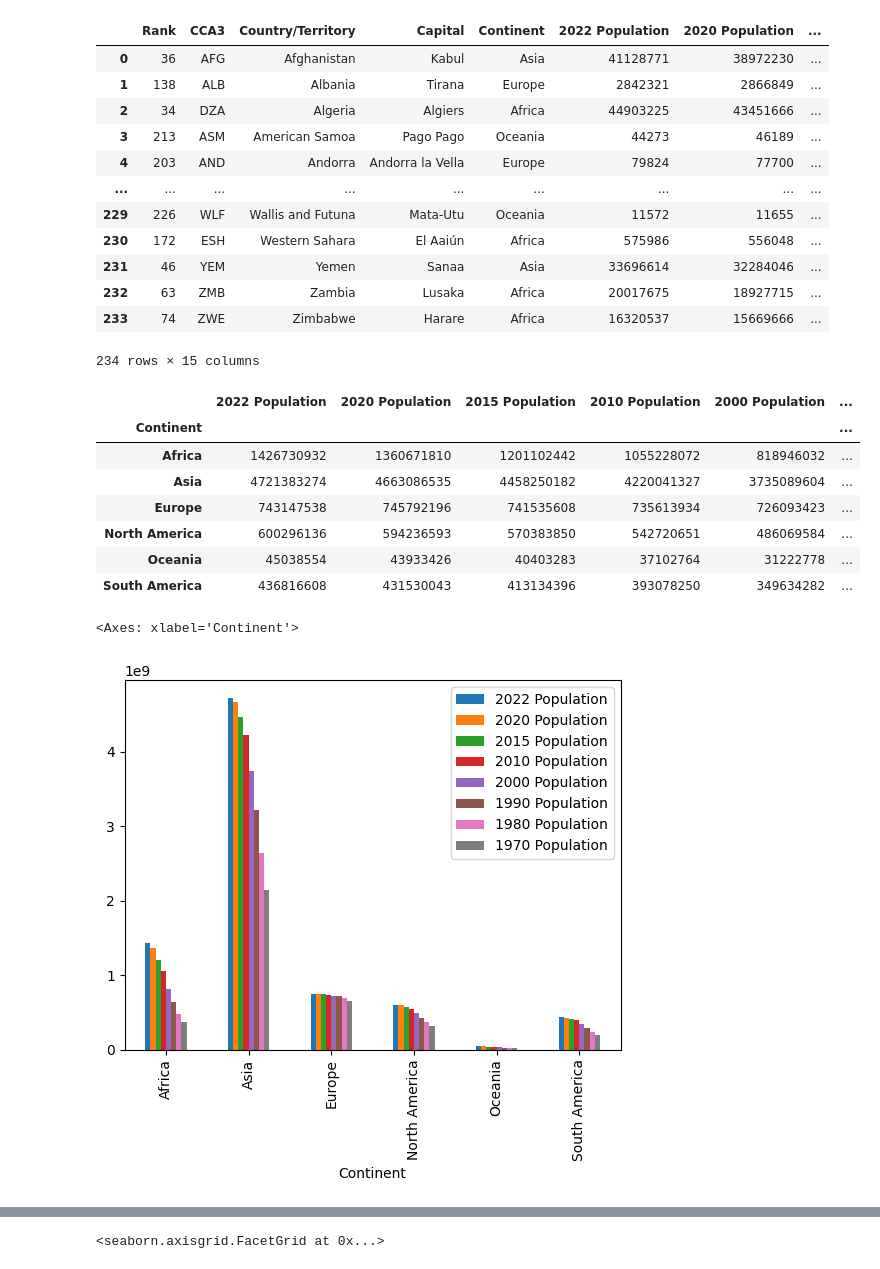
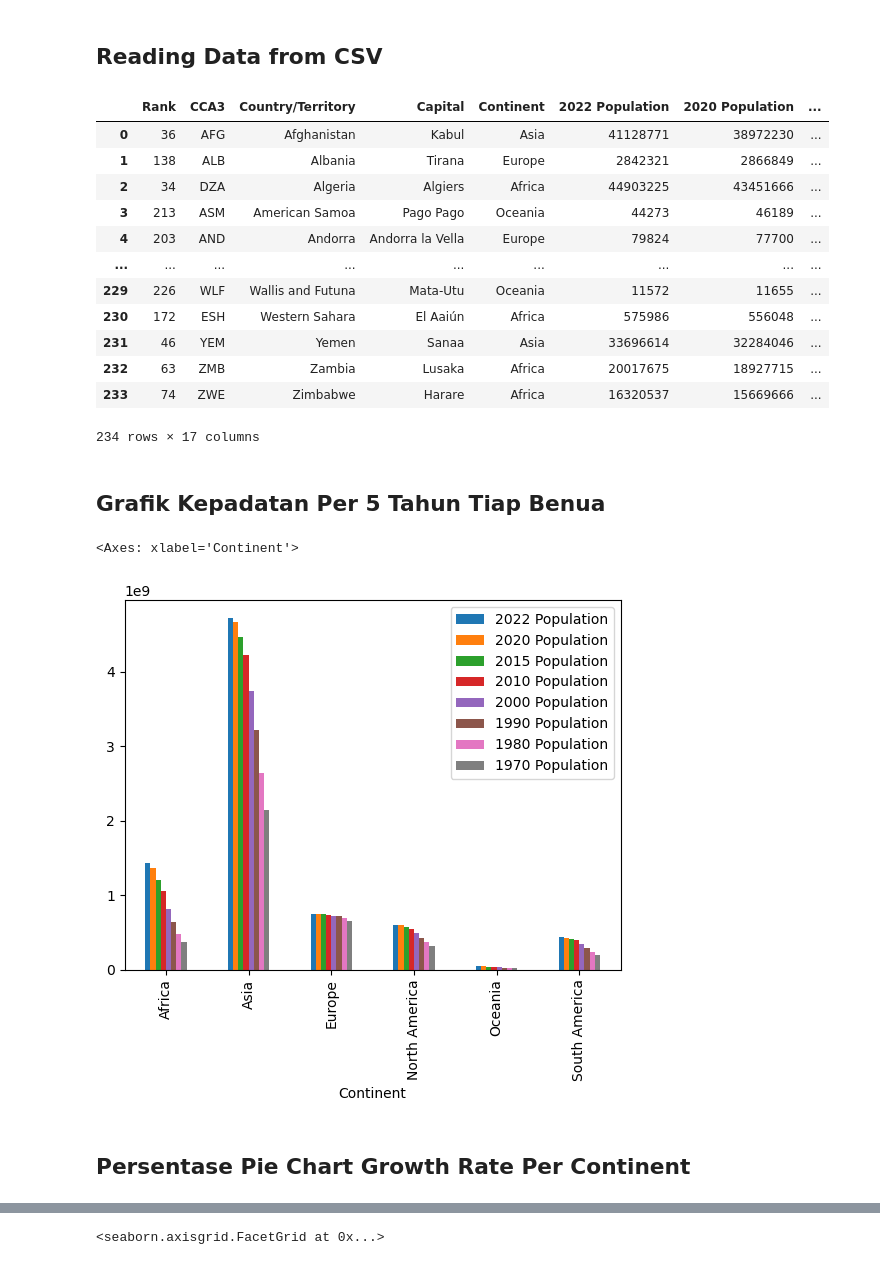
Before and after one commit to HaikalRFadhilahh/populasi-data-analyst, a Jupyter notebook: population.ipynb, the cells around one changed output, grey strips where cells are left out. Saved outputs shown, nothing was run; the diff lists cells and outputs as text; code cells hidden in the pictures.

```diff
--- a/population.ipynb
+++ b/population.ipynb
@@ -6,6 +10,8 @@ import numpy as np
+# %% [markdown]
+## Reading Data from CSV
 # %%
 df = pd.read_csv('./world_population.csv')
-df = df.drop(columns=['Density (per km²)','World Population Percentage',])
+df.dropna(inplace=True)
 df
 # %% [output]
 |  | Rank | CCA3 | Country/Territory | Capital | Continent | 2022 Population | 2020 Population | ... |
@@ -20,23 +26,18 @@ df
 | 231 | 46 | YEM | Yemen | Sanaa | Asia | 33696614 | 32284046 | ... |
 | 232 | 63 | ZMB | Zambia | Lusaka | Africa | 20017675 | 18927715 | ... |
 | 233 | 74 | ZWE | Zimbabwe | Harare | Africa | 16320537 | 15669666 | ... |
-234 rows × 15 columns
+234 rows × 17 columns
-# %%
-dg = df.groupby('Continent').sum()
-dg = dg.drop(columns=['Rank','CCA3','Country/Territory','Capital'])
-dg
-# %% [output]
-|  | 2022 Population | 2020 Population | 2015 Population | 2010 Population | 2000 Population | ... |
-| Continent |  |  |  |  |  | ... |
-| Africa | 1426730932 | 1360671810 | 1201102442 | 1055228072 | 818946032 | ... |
-| Asia | 4721383274 | 4663086535 | 4458250182 | 4220041327 | 3735089604 | ... |
-| Europe | 743147538 | 745792196 | 741535608 | 735613934 | 726093423 | ... |
-| North America | 600296136 | 594236593 | 570383850 | 542720651 | 486069584 | ... |
-| Oceania | 45038554 | 43933426 | 40403283 | 37102764 | 31222778 | ... |
-| South America | 436816608 | 431530043 | 413134396 | 393078250 | 349634282 | ... |
-# %%
-dg.drop(columns=['Area (km²)','Growth Rate']).plot(kind='bar')
-# %% [output]
-<Axes: xlabel='Continent'>
-[figure, removed]
+# %% [markdown]
+## Grafik Kepadatan Per 5 Tahun Tiap Benua
+# %%
+db = df.drop(columns=['Rank','Country/Territory','Capital','CCA3'])
+db = db.groupby(['Continent']).sum()
+db.drop(columns=['Area (km²)','Density (per km²)','Growth Rate','World Population Percentage'],inplace=True)
+# sns.barplot(x=db[['2022 Population','2020 Population','2015 Population','2010 Population','2000 Population','1990 Population','1980 Population','1970 Population']])
+db.plot.bar()
+# %% [output]
+<Axes: xlabel='Continent'>
+[figure, added]
+# %% [markdown]
+## Persentase Pie Chart Growth Rate Per Continent
 # %%
```
Also changed, not shown: parts of 8 cells of this notebook.
